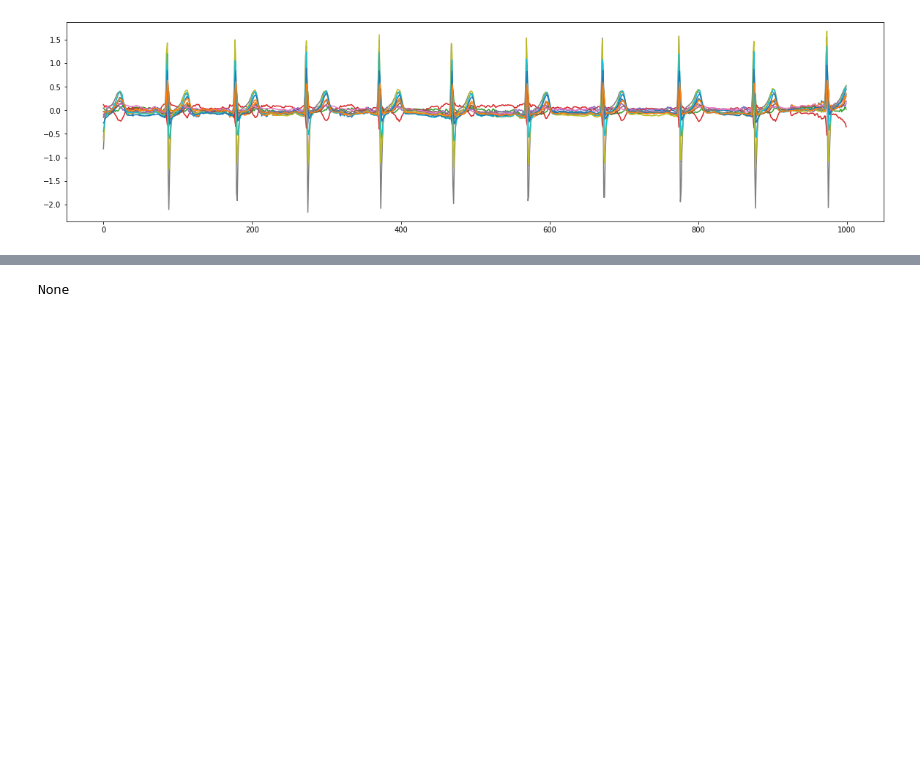
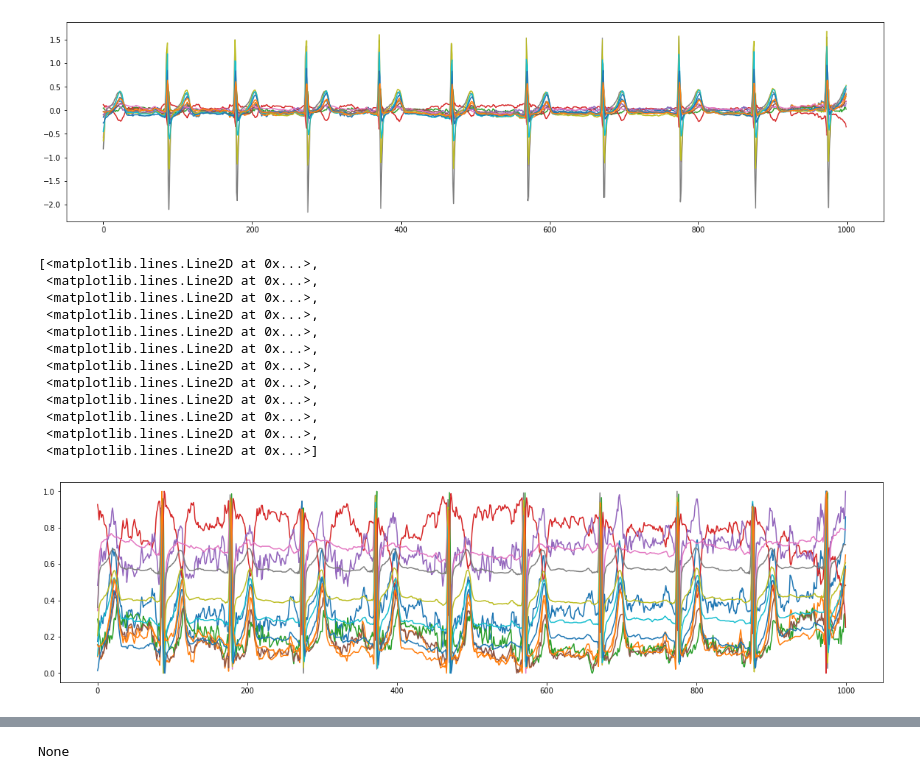
Before and after one commit to comp-well-org/LEAVES, a Jupyter notebook: torch_data_augmentation.ipynb, the cells around one changed output, grey strips where cells are left out. Saved outputs shown, nothing was run; the diff lists cells and outputs as text; code cells hidden in the pictures; blank space fills up the shorter version.

```diff
--- a/torch_data_augmentation.ipynb
+++ b/torch_data_augmentation.ipynb
@@ -60,3 +60,23 @@ plt.plot(data[0].T)
  <matplotlib.lines.Line2D at 0x...>,
  <matplotlib.lines.Line2D at 0x...>]
 [figure]
+# %%
+data = torch.Tensor(data_all['ECG_signal'][:2]).permute(0,2,1)
+data -= data.min(2, keepdim=True)[0]
+data /= data.max(2, keepdim=True)[0]
+plt.figure(figsize=(20,5))
+plt.plot(data[0].T)
+# %% [output]
+[<matplotlib.lines.Line2D at 0x...>,
+ <matplotlib.lines.Line2D at 0x...>,
+ <matplotlib.lines.Line2D at 0x...>,
+ <matplotlib.lines.Line2D at 0x...>,
+ <matplotlib.lines.Line2D at 0x...>,
+ <matplotlib.lines.Line2D at 0x...>,
+ <matplotlib.lines.Line2D at 0x...>,
+ <matplotlib.lines.Line2D at 0x...>,
+ <matplotlib.lines.Line2D at 0x...>,
+ <matplotlib.lines.Line2D at 0x...>,
+ <matplotlib.lines.Line2D at 0x...>,
+ <matplotlib.lines.Line2D at 0x...>]
+[figure, added]
```
Also changed, not shown: parts of 1 cell of this notebook, 4 other files.
